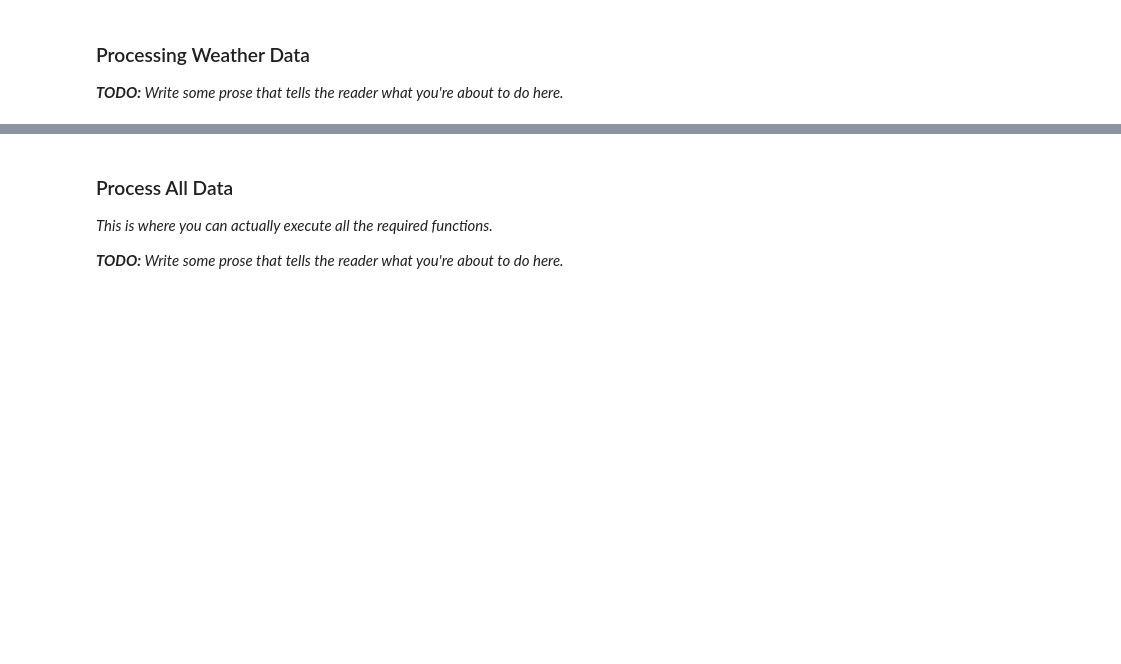
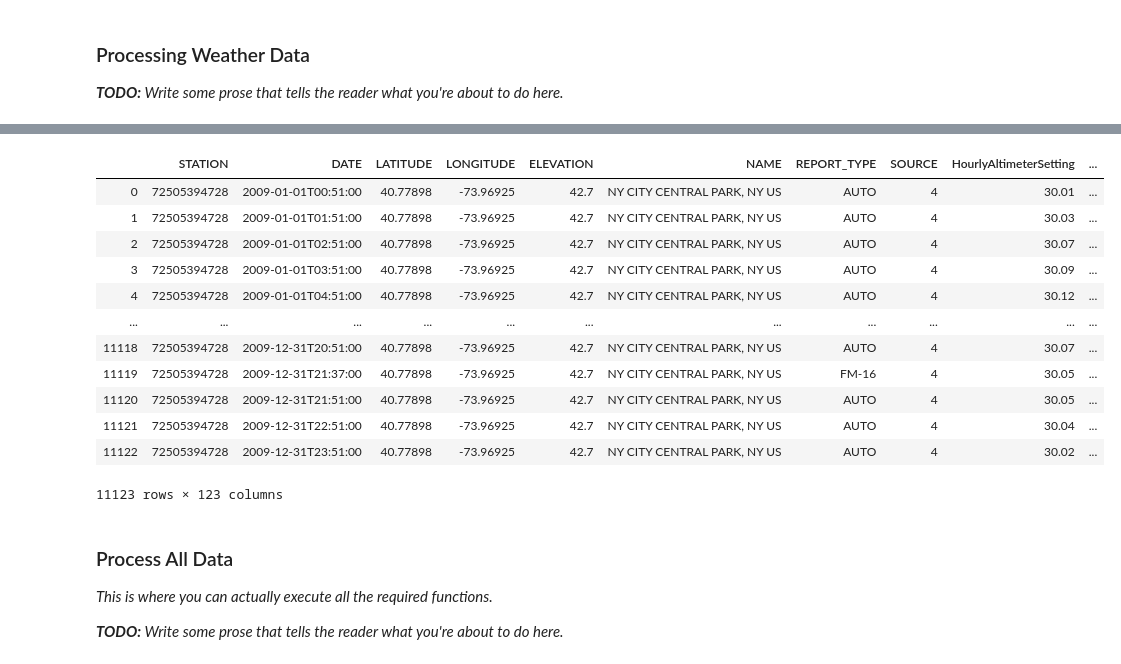
Before and after one commit to laurelhickey/Tools_for_Analytics_Project, a Jupyter notebook: Project Scaffolding.ipynb, the cells around one changed output, grey strips where cells are left out. Cells and saved outputs as stored; diff of their text form; code cells hidden in the pictures; blank space fills up the shorter version.

```diff
--- a/Project Scaffolding.ipynb
+++ b/Project Scaffolding.ipynb
@@ -188,4 +182,11 @@ _**TODO:** Write some prose that tells the reader what you're about to do here._
 def clean_month_weather_data_hourly(csv_file):
     # Just need to read in the data as a measurment is taken each hour
     hourly_data = pd.read_csv(csv_file)
-    raise NotImplemented()
+    print(hourly_data)
+    return hourly_data
+    # weather csv data file
+    # 2009_weather
+    # 2015_weather (just pick the first 6 months)
+csv_file = '/Users/morax/Documents/哥大/IEORE4501/IEOR4501 HW/IEOR4501 Project/2009_weather.csv'
+clean_month_weather_data_hourly(csv_file)
+# %% [output]
@@ -192,3 +210,16 @@ def clean_month_weather_data_hourly(csv_file):
+|  | STATION | DATE | LATITUDE | LONGITUDE | ELEVATION | NAME | REPORT_TYPE | SOURCE | HourlyAltimeterSetting | ... |
+| 0 | 72505394728 | 2009-01-01T00:51:00 | 40.77898 | -73.96925 | 42.7 | NY CITY CENTRAL PARK, NY US | AUTO | 4 | 30.01 | ... |
+| 1 | 72505394728 | 2009-01-01T01:51:00 | 40.77898 | -73.96925 | 42.7 | NY CITY CENTRAL PARK, NY US | AUTO | 4 | 30.03 | ... |
+| 2 | 72505394728 | 2009-01-01T02:51:00 | 40.77898 | -73.96925 | 42.7 | NY CITY CENTRAL PARK, NY US | AUTO | 4 | 30.07 | ... |
+| 3 | 72505394728 | 2009-01-01T03:51:00 | 40.77898 | -73.96925 | 42.7 | NY CITY CENTRAL PARK, NY US | AUTO | 4 | 30.09 | ... |
+| 4 | 72505394728 | 2009-01-01T04:51:00 | 40.77898 | -73.96925 | 42.7 | NY CITY CENTRAL PARK, NY US | AUTO | 4 | 30.12 | ... |
+| ... | ... | ... | ... | ... | ... | ... | ... | ... | ... | ... |
+| 11118 | 72505394728 | 2009-12-31T20:51:00 | 40.77898 | -73.96925 | 42.7 | NY CITY CENTRAL PARK, NY US | AUTO | 4 | 30.07 | ... |
+| 11119 | 72505394728 | 2009-12-31T21:37:00 | 40.77898 | -73.96925 | 42.7 | NY CITY CENTRAL PARK, NY US | FM-16 | 4 | 30.05 | ... |
+| 11120 | 72505394728 | 2009-12-31T21:51:00 | 40.77898 | -73.96925 | 42.7 | NY CITY CENTRAL PARK, NY US | AUTO | 4 | 30.05 | ... |
+| 11121 | 72505394728 | 2009-12-31T22:51:00 | 40.77898 | -73.96925 | 42.7 | NY CITY CENTRAL PARK, NY US | AUTO | 4 | 30.04 | ... |
+| 11122 | 72505394728 | 2009-12-31T23:51:00 | 40.77898 | -73.96925 | 42.7 | NY CITY CENTRAL PARK, NY US | AUTO | 4 | 30.02 | ... |
+11123 rows × 123 columns
 # %%
 def clean_month_weather_data_daily(csv_file):
     #need to combine rows for each given day
```
Also changed, not shown: parts of 6 cells of this notebook.
